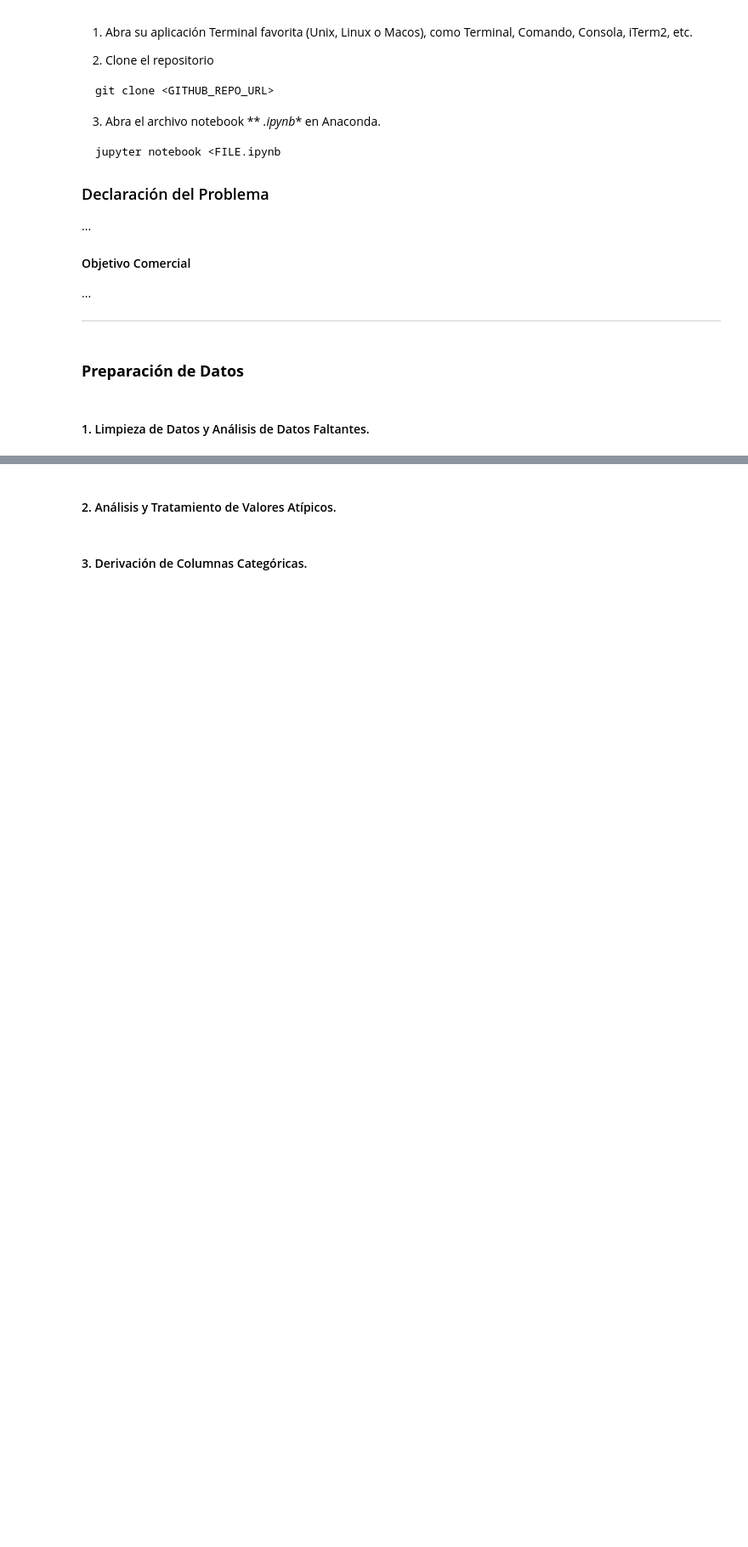
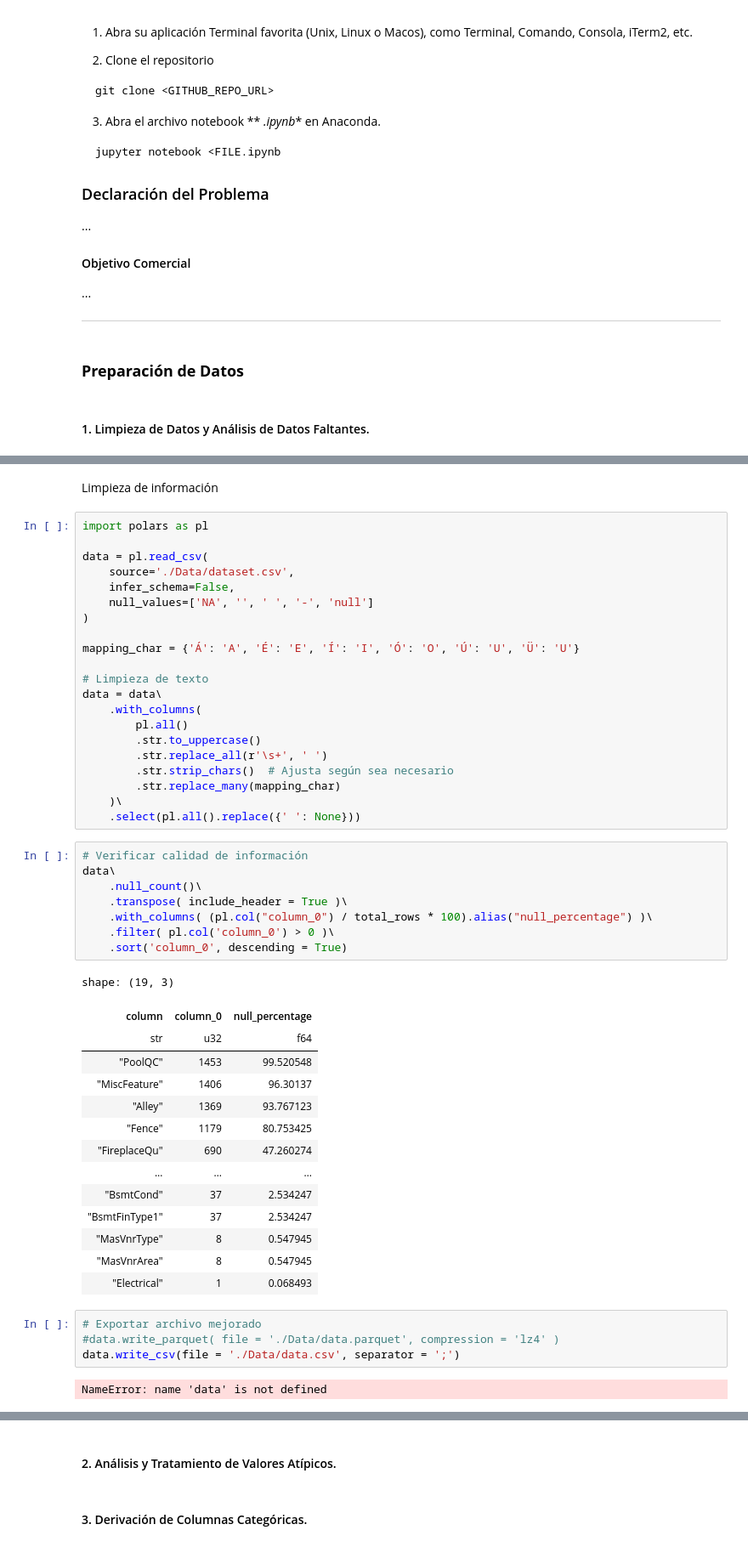
Before and after one commit to Grupo-A-Regression-and-Regularization/proyecto-1-regresion-avanzada, a Jupyter notebook: Proyecto - Regresión avanzada.ipynb, the cells around one changed output, grey strips where cells are left out. Shown at 85% size. Drawn from its saved outputs; the diff is of its cells as text; blank space fills up the shorter version.

```diff
--- a/Proyecto - Regresión avanzada.ipynb
+++ b/Proyecto - Regresión avanzada.ipynb
@@ -96,0 +109,52 @@ jupyter notebook <FILE.ipynb
+# %% [markdown]
+Limpieza de información
+# %%
+import polars as pl
+
+data = pl.read_csv(
+    source='./Data/dataset.csv',
+    infer_schema=False,
+    null_values=['NA', '', ' ', '-', 'null']
+)
+
+mapping_char = {'Á': 'A', 'É': 'E', 'Í': 'I', 'Ó': 'O', 'Ú': 'U', 'Ü': 'U'}
+
+# Limpieza de texto
+data = data\
+    .with_columns(
+        pl.all()
+        .str.to_uppercase()
+        .str.replace_all(r'\s+', ' ')
+        .str.strip_chars()  # Ajusta según sea necesario
+        .str.replace_many(mapping_char)
+    )\
+    .select(pl.all().replace({' ': None}))
+# %%
+# Verificar calidad de información
+data\
+    .null_count()\
+    .transpose( include_header = True )\
+    .with_columns( (pl.col("column_0") / total_rows * 100).alias("null_percentage") )\
+    .filter( pl.col('column_0') > 0 )\
+    .sort('column_0', descending = True)
+# %% [output]
+shape: (19, 3)
+| column | column_0 | null_percentage |
+| str | u32 | f64 |
+| "PoolQC" | 1453 | 99.520548 |
+| "MiscFeature" | 1406 | 96.30137 |
+| "Alley" | 1369 | 93.767123 |
+| "Fence" | 1179 | 80.753425 |
+| "FireplaceQu" | 690 | 47.260274 |
+| … | … | … |
+| "BsmtCond" | 37 | 2.534247 |
+| "BsmtFinType1" | 37 | 2.534247 |
+| "MasVnrType" | 8 | 0.547945 |
+| "MasVnrArea" | 8 | 0.547945 |
+| "Electrical" | 1 | 0.068493 |
+# %%
+# Exportar archivo mejorado
+#data.write_parquet( file = './Data/data.parquet', compression = 'lz4' )
+data.write_csv(file = './Data/data.csv', separator = ';')
+# %% [output]
+NameError: name 'data' is not defined
```
Also changed, not shown: parts of 10 cells of this notebook, 1 other file.
